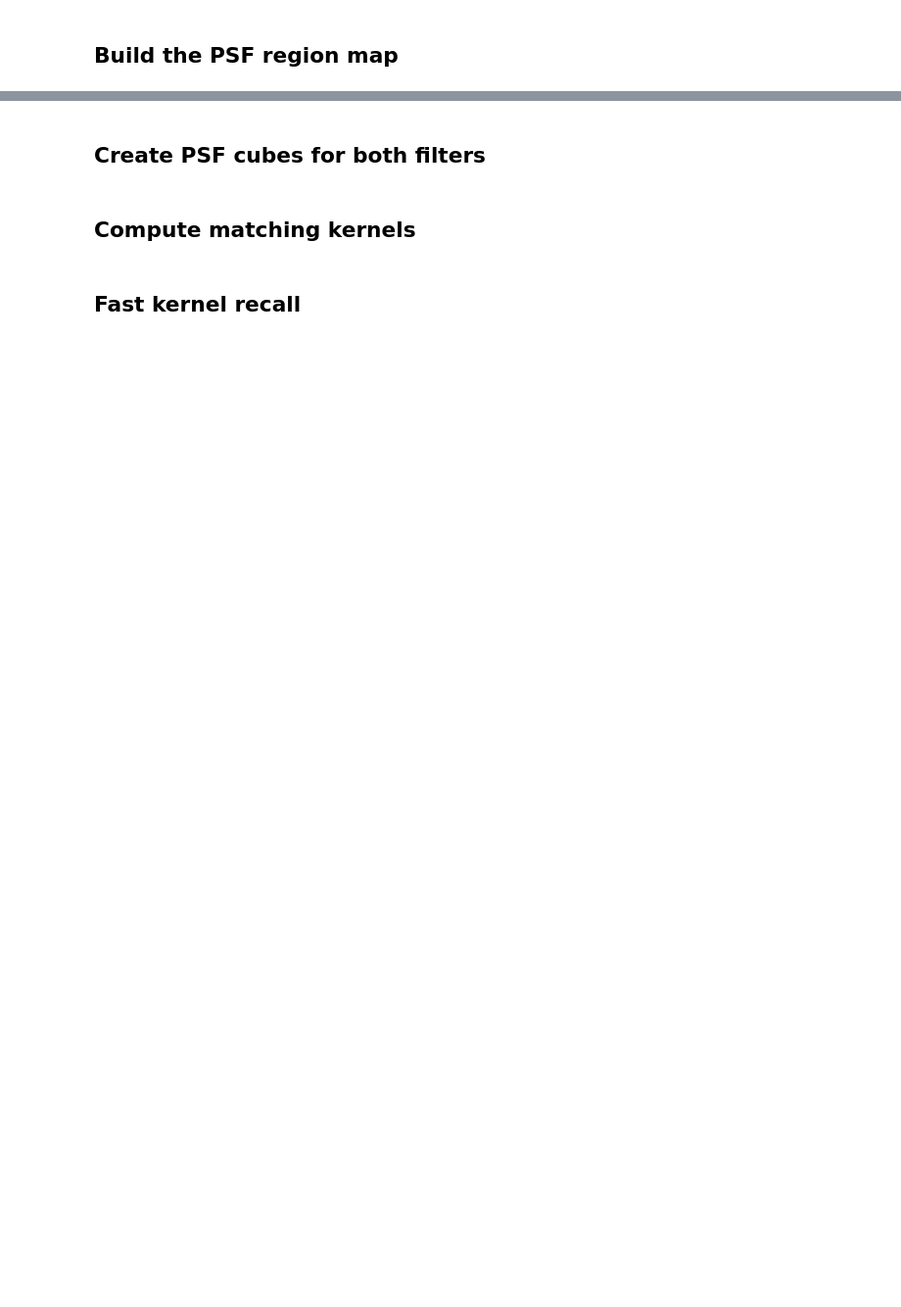
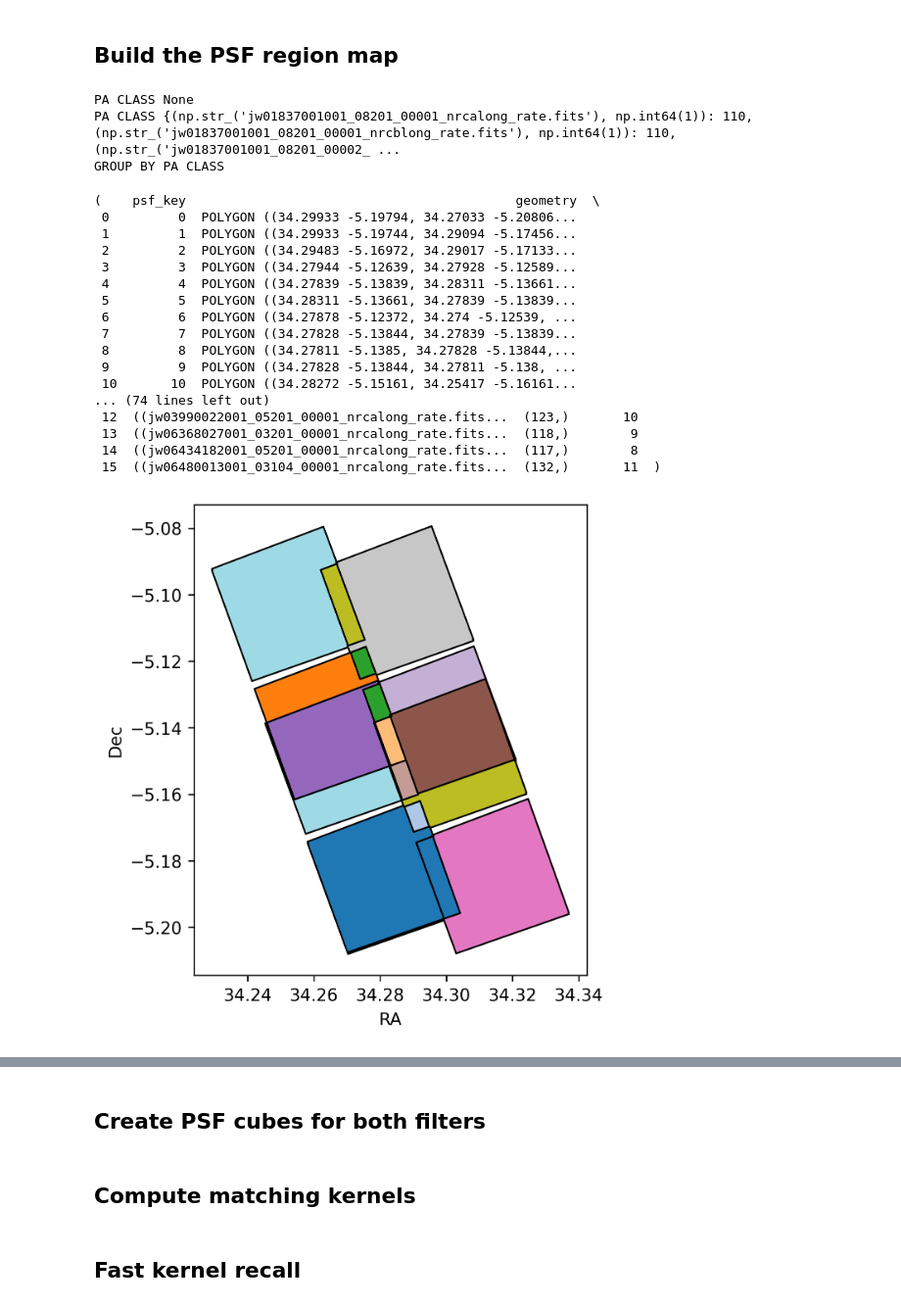
Before and after one commit to ivolabbe/mophongo, a Jupyter notebook: examples/make_kernels.ipynb, the cells around one changed output, grey strips where cells are left out. Shown at 98% size. Drawn from its saved outputs; the diff is of its cells as text; code cells hidden in the pictures; blank space fills up the shorter version.

```diff
--- a/examples/make_kernels.ipynb
+++ b/examples/make_kernels.ipynb
@@ -17,14 +25,40 @@ from astropy.io import fits
 # %%
 field = 'uds-test'
 filt = 'F444W'
-data_dir = Path('data')
+data_dir = Path('../data')
 drz_file = data_dir / f'{field}-{filt.lower()}_sci.fits'
 csv_file = data_dir / f'{field}-{filt.lower()}_wcs.csv'
 
 dpsf = DrizzlePSF(driz_image=str(drz_file), csv_file=str(csv_file))
-footprints = {k: v for i, (k, v) in enumerate(dpsf.footprint.items()) if i < 10}
+footprints = {k: v for i, (k, v) in enumerate(dpsf.footprint.items()) if i>100 and i<115}
 prm = PSFRegionMap.from_footprints(footprints, buffer_tol=1.0/3600, area_factor=300)
 
 fig, ax = plt.subplots()
 prm.regions.plot(column='psf_key', ax=ax, edgecolor='k', cmap='tab20')
 ax.set_xlabel('RA'); ax.set_ylabel('Dec')
+fig.show()
+
+prma = prm.group_by_pa(pa_tol=1.0, wcs=dpsf.wcs)
+#prm.regions,prma.regions
+# %% [output]
+PA CLASS None
+PA CLASS {(np.str_('jw01837001001_08201_00001_nrcalong_rate.fits'), np.int64(1)): 110, (np.str_('jw01837001001_08201_00001_nrcblong_rate.fits'), np.int64(1)): 110, (np.str_('jw01837001001_08201_00002_ ...
+GROUP BY PA CLASS
+(    psf_key                                           geometry  \
+ 0         0  POLYGON ((34.29933 -5.19794, 34.27033 -5.20806...
+ 1         1  POLYGON ((34.29933 -5.19744, 34.29094 -5.17456...
+ 2         2  POLYGON ((34.29483 -5.16972, 34.29017 -5.17133...
+ 3         3  POLYGON ((34.27944 -5.12639, 34.27928 -5.12589...
+ 4         4  POLYGON ((34.27839 -5.13839, 34.28311 -5.13661...
+ 5         5  POLYGON ((34.28311 -5.13661, 34.27839 -5.13839...
+ 6         6  POLYGON ((34.27878 -5.12372, 34.274 -5.12539, ...
+ 7         7  POLYGON ((34.27828 -5.13844, 34.27839 -5.13839...
+ 8         8  POLYGON ((34.27811 -5.1385, 34.27828 -5.13844,...
+ 9         9  POLYGON ((34.27828 -5.13844, 34.27811 -5.138, ...
+ 10       10  POLYGON ((34.28272 -5.15161, 34.25417 -5.16161...
+... (74 lines left out)
+ 12  ((jw03990022001_05201_00001_nrcalong_rate.fits...  (123,)       10
+ 13  ((jw06368027001_03201_00001_nrcalong_rate.fits...  (118,)        9
+ 14  ((jw06434182001_05201_00001_nrcalong_rate.fits...  (117,)        8
+ 15  ((jw06480013001_03104_00001_nrcalong_rate.fits...  (132,)       11  )
+[figure, added]
```
Also changed, not shown: parts of 2 cells of this notebook, 52 other files.
